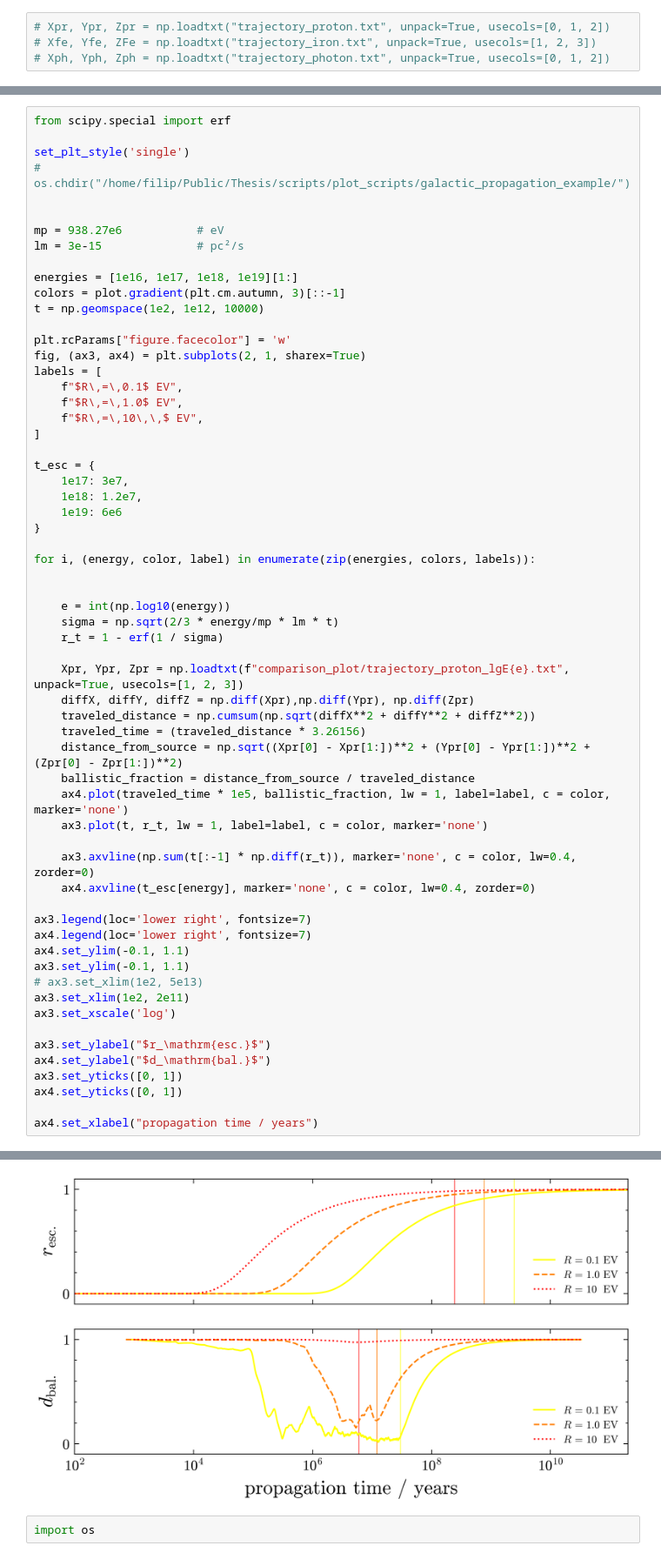
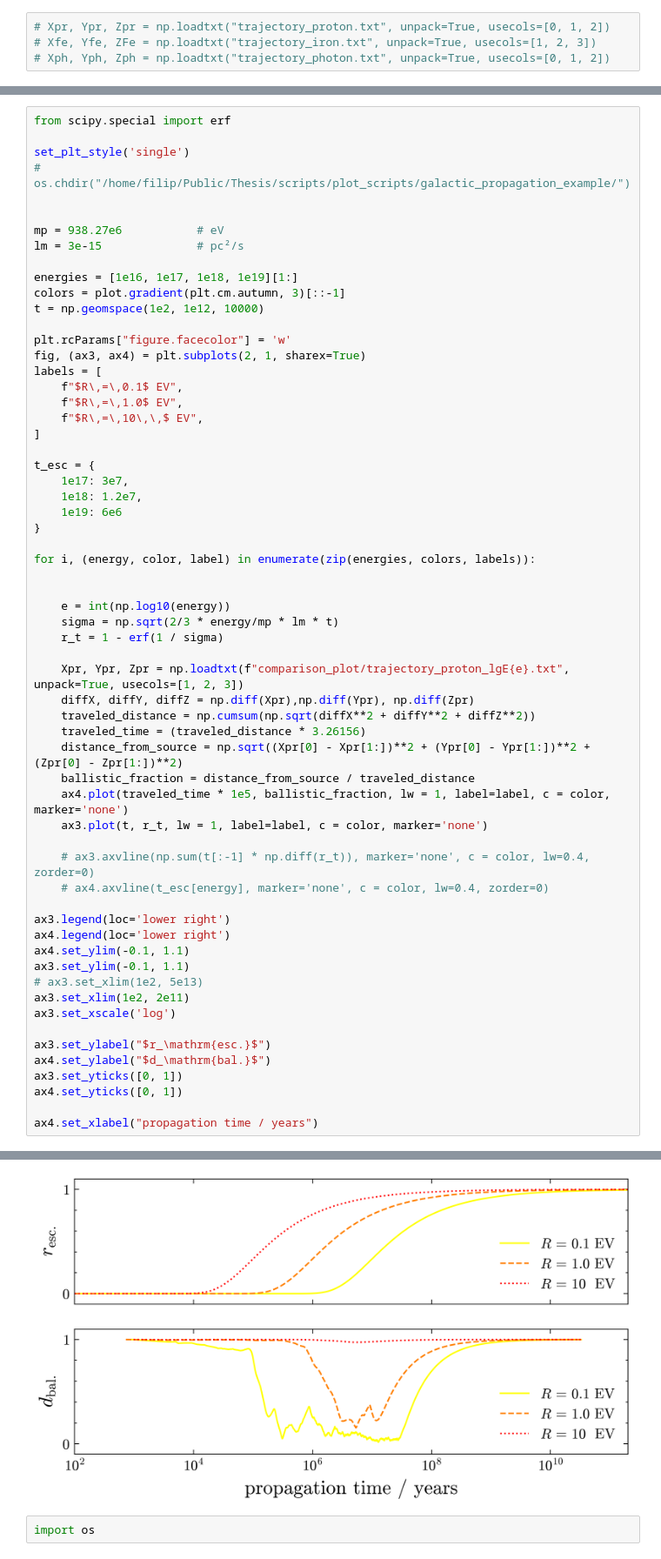
Before and after one commit to Quizznor/thesis-latex, a Jupyter notebook: scripts/plot_scripts/galactic_propagation_example/plot.ipynb, the cells around one changed output, grey strips where cells are left out. Shown at 87% size. Saved outputs shown, nothing was run; the diff lists cells and outputs as text.

```diff
--- a/scripts/plot_scripts/galactic_propagation_example/plot.ipynb
+++ b/scripts/plot_scripts/galactic_propagation_example/plot.ipynb
@@ -146,11 +146,11 @@ for i, (energy, color, label) in enumerate(zip(energies, colors, labels)):
     ax4.plot(traveled_time * 1e5, ballistic_fraction, lw = 1, label=label, c = color, marker='none')
     ax3.plot(t, r_t, lw = 1, label=label, c = color, marker='none')
 
-    ax3.axvline(np.sum(t[:-1] * np.diff(r_t)), marker='none', c = color, lw=0.4, zorder=0)
-    ax4.axvline(t_esc[energy], marker='none', c = color, lw=0.4, zorder=0)
+    # ax3.axvline(np.sum(t[:-1] * np.diff(r_t)), marker='none', c = color, lw=0.4, zorder=0)
+    # ax4.axvline(t_esc[energy], marker='none', c = color, lw=0.4, zorder=0)
 
-ax3.legend(loc='lower right', fontsize=7)
-ax4.legend(loc='lower right', fontsize=7)
+ax3.legend(loc='lower right')
+ax4.legend(loc='lower right')
 ax4.set_ylim(-0.1, 1.1)
 ax3.set_ylim(-0.1, 1.1)
 # ax3.set_xlim(1e2, 5e13)
@@ -172,4 +172,4 @@ ax4.set_xlabel("propagation time / years")
 Text(0.5, 0, 'propagation time / years')
-[figure, old version]
+[figure, new version]
 # %%
 import os
```
Also changed, not shown: parts of 2 cells of this notebook, 13 other files.
